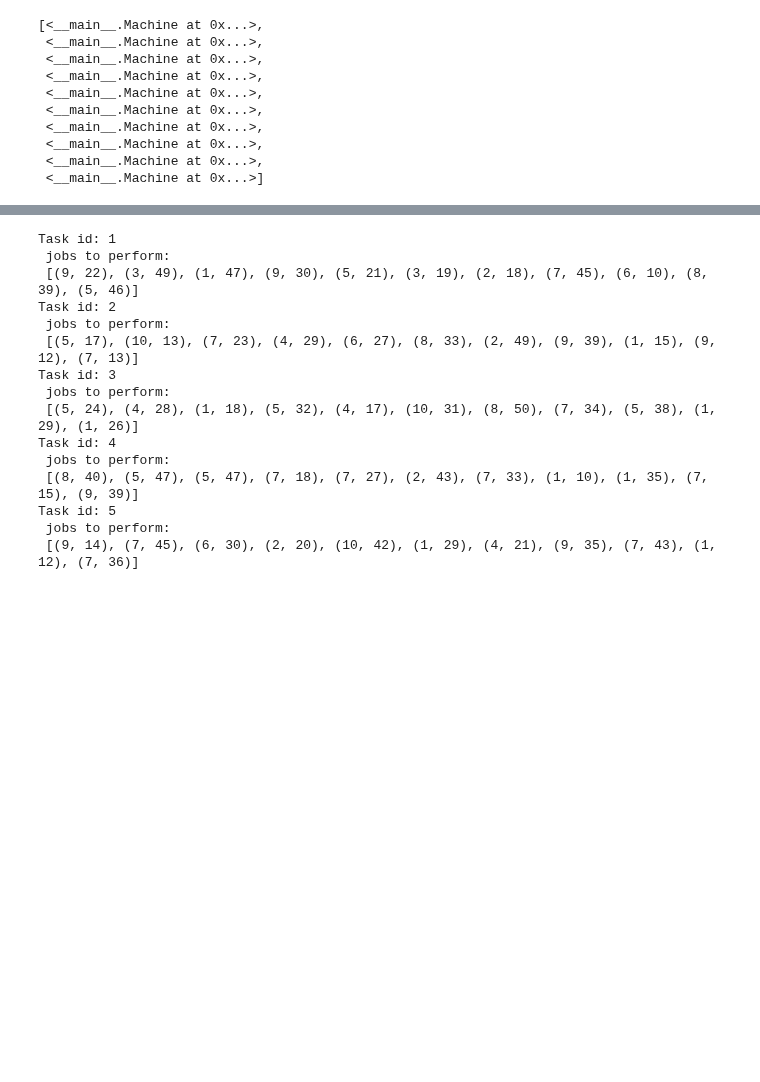
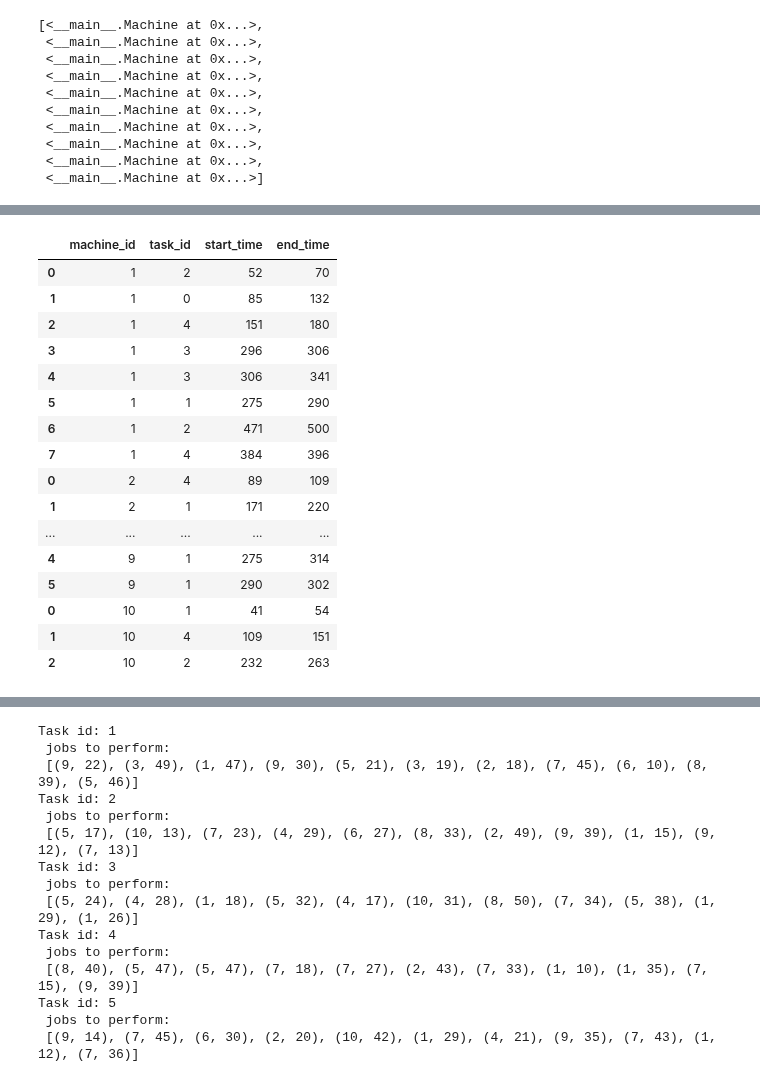
Before and after one commit to mkopanik/Introductiont-to-AI, a Jupyter notebook: Lab2/Lab2_test.ipynb, the cells around one changed output, grey strips where cells are left out. Drawn from its saved outputs; the diff is of its cells as text; code cells hidden in the pictures; blank space fills up the shorter version.

```diff
--- a/Lab2/Lab2_test.ipynb
+++ b/Lab2/Lab2_test.ipynb
@@ -50,7 +50,6 @@ class Task:
     def get_T(self):
         return  self.jobs[0][1]
 
-    def job_perform():
-
-
-        pass
+    def next_step(self,time):              # we update our task after scheduling of first job to do
+        self.jobs.pop(0)
+        self.current_timestamp = time
@@ -195,0 +261,3 @@ test['end'] = test['end'] - test['start']
+# %%
+for i in machine_table:
+    print(i.schedule)
@@ -195,0 +275,3 @@ test['end'] = test['end'] - test['start']
+# %%
+for i in machine_table:
+    print(i.tasks)
@@ -195,0 +289,25 @@ test['end'] = test['end'] - test['start']
+# %%
+df_list = []
+for i in machine_table:
+    df_list.append(i.df_task_list())
+# %%
+df_sumup = pd.concat(df_list,axis=0)
+df_sumup
+# %% [output]
+|  | machine_id | task_id | start_time | end_time |
+| 0 | 1 | 2 | 52 | 70 |
+| 1 | 1 | 0 | 85 | 132 |
+| 2 | 1 | 4 | 151 | 180 |
+| 3 | 1 | 3 | 296 | 306 |
+| 4 | 1 | 3 | 306 | 341 |
+| 5 | 1 | 1 | 275 | 290 |
+| 6 | 1 | 2 | 471 | 500 |
+| 7 | 1 | 4 | 384 | 396 |
+| 0 | 2 | 4 | 89 | 109 |
+| 1 | 2 | 1 | 171 | 220 |
+| ... | ... | ... | ... | ... |
+| 4 | 9 | 1 | 275 | 314 |
+| 5 | 9 | 1 | 290 | 302 |
+| 0 | 10 | 1 | 41 | 54 |
+| 1 | 10 | 4 | 109 | 151 |
+| 2 | 10 | 2 | 232 | 263 |
```
Also changed, not shown: parts of 20 cells of this notebook.
